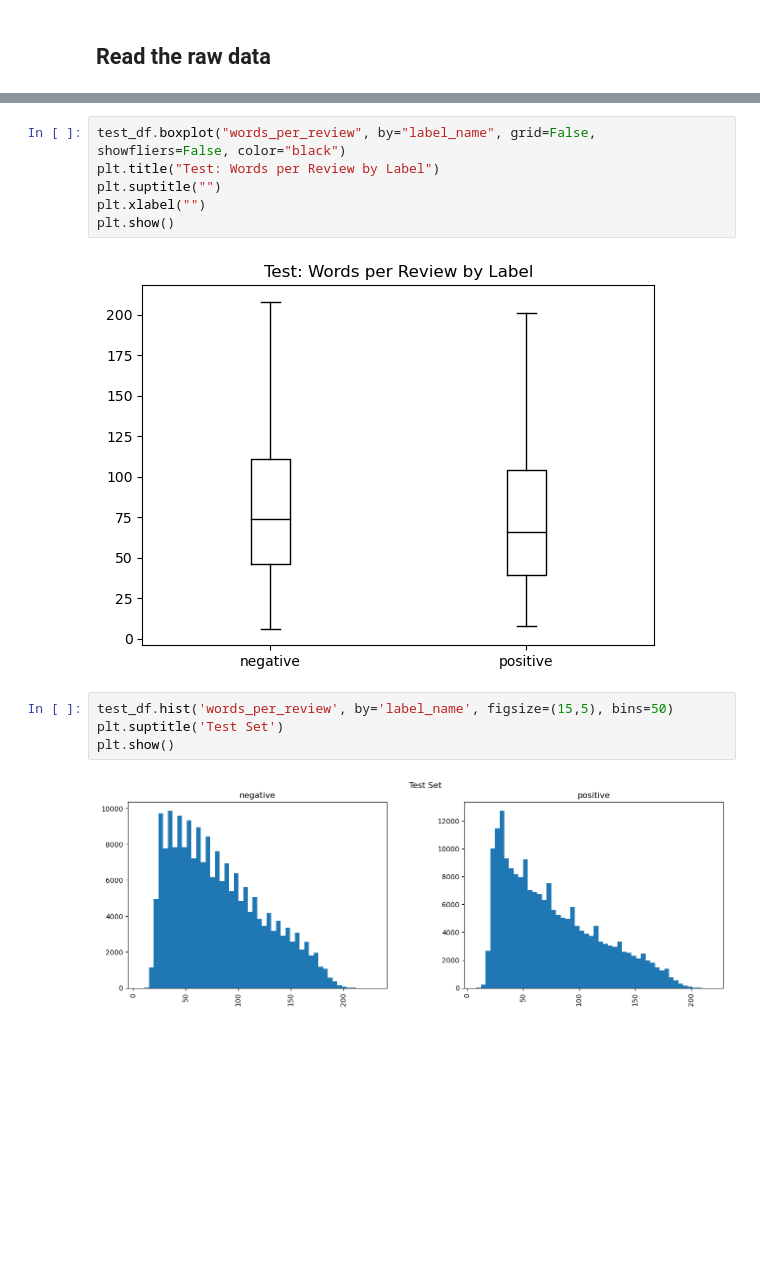
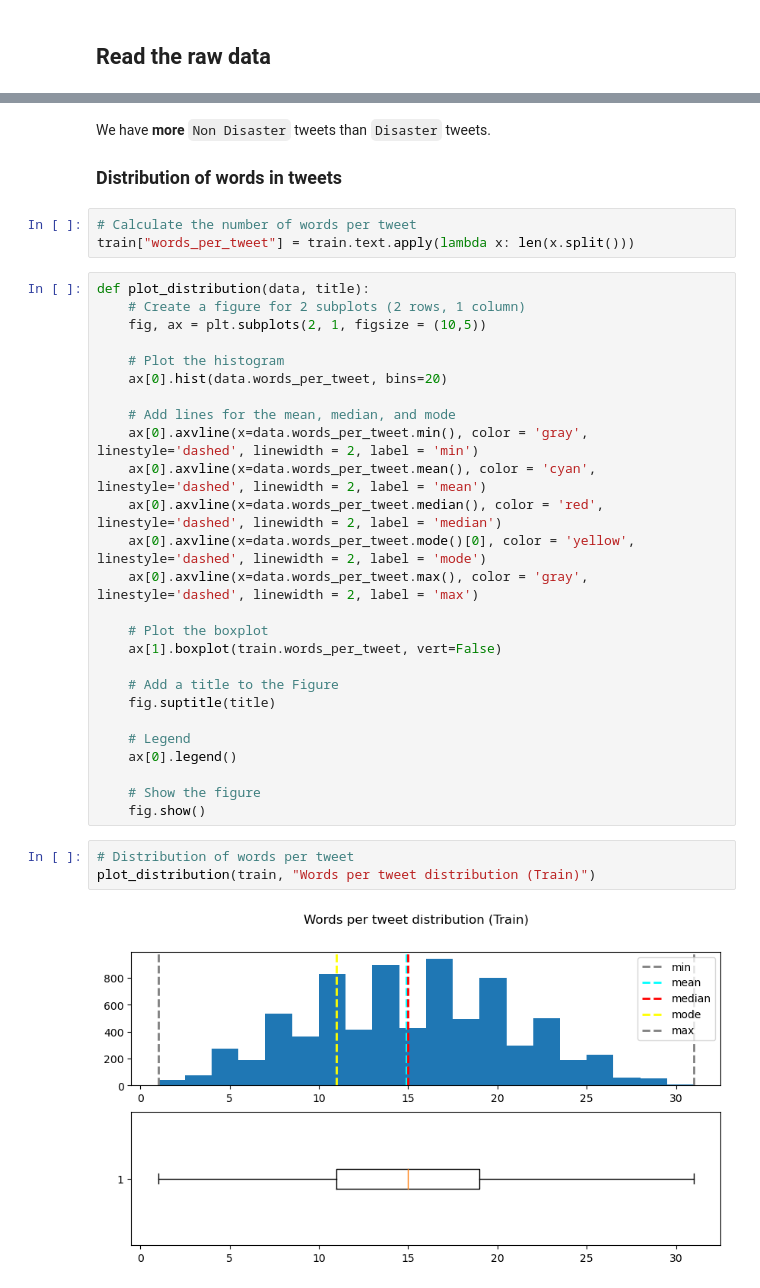
Before and after one commit to sagar118/text-analyzer, a Jupyter notebook: notebooks/exploratory-data-analysis.ipynb, the cells around one changed output, grey strips where cells are left out. Saved outputs shown, nothing was run; the diff lists cells and outputs as text; blank space fills up the shorter version.

```diff
--- a/notebooks/exploratory-data-analysis.ipynb
+++ b/notebooks/exploratory-data-analysis.ipynb
@@ -114,14 +86,38 @@ plt.show()
-# %%
-test_df.boxplot("words_per_review", by="label_name", grid=False, showfliers=False, color="black")
-plt.title("Test: Words per Review by Label")
-plt.suptitle("")
-plt.xlabel("")
-plt.show()
-# %% [output]
-[figure, removed]
-# %%
-test_df.hist('words_per_review', by='label_name', figsize=(15,5), bins=50)
-plt.suptitle('Test Set')
-plt.show()
-# %% [output]
-[figure, removed]
+# %% [markdown]
+We have **more** `Non Disaster` tweets than `Disaster` tweets.
+
+### Distribution of words in tweets
+# %%
+# Calculate the number of words per tweet
+train["words_per_tweet"] = train.text.apply(lambda x: len(x.split()))
+# %%
+def plot_distribution(data, title):
+    # Create a figure for 2 subplots (2 rows, 1 column)
+    fig, ax = plt.subplots(2, 1, figsize = (10,5))
+
+    # Plot the histogram
+    ax[0].hist(data.words_per_tweet, bins=20)
+
+    # Add lines for the mean, median, and mode
+    ax[0].axvline(x=data.words_per_tweet.min(), color = 'gray', linestyle='dashed', linewidth = 2, label = 'min')
+    ax[0].axvline(x=data.words_per_tweet.mean(), color = 'cyan', linestyle='dashed', linewidth = 2, label = 'mean')
+    ax[0].axvline(x=data.words_per_tweet.median(), color = 'red', linestyle='dashed', linewidth = 2, label = 'median')
+    ax[0].axvline(x=data.words_per_tweet.mode()[0], color = 'yellow', linestyle='dashed', linewidth = 2, label = 'mode')
+    ax[0].axvline(x=data.words_per_tweet.max(), color = 'gray', linestyle='dashed', linewidth = 2, label = 'max')
+
+    # Plot the boxplot
+    ax[1].boxplot(train.words_per_tweet, vert=False)
+
+    # Add a title to the Figure
+    fig.suptitle(title)
+
+    # Legend
+    ax[0].legend()
+
+    # Show the figure
+    fig.show()
+# %%
+# Distribution of words per tweet
+plot_distribution(train, "Words per tweet distribution (Train)")
+# %% [output]
+[figure, added]
```
Also changed, not shown: parts of 38 cells of this notebook, 1 other file.
